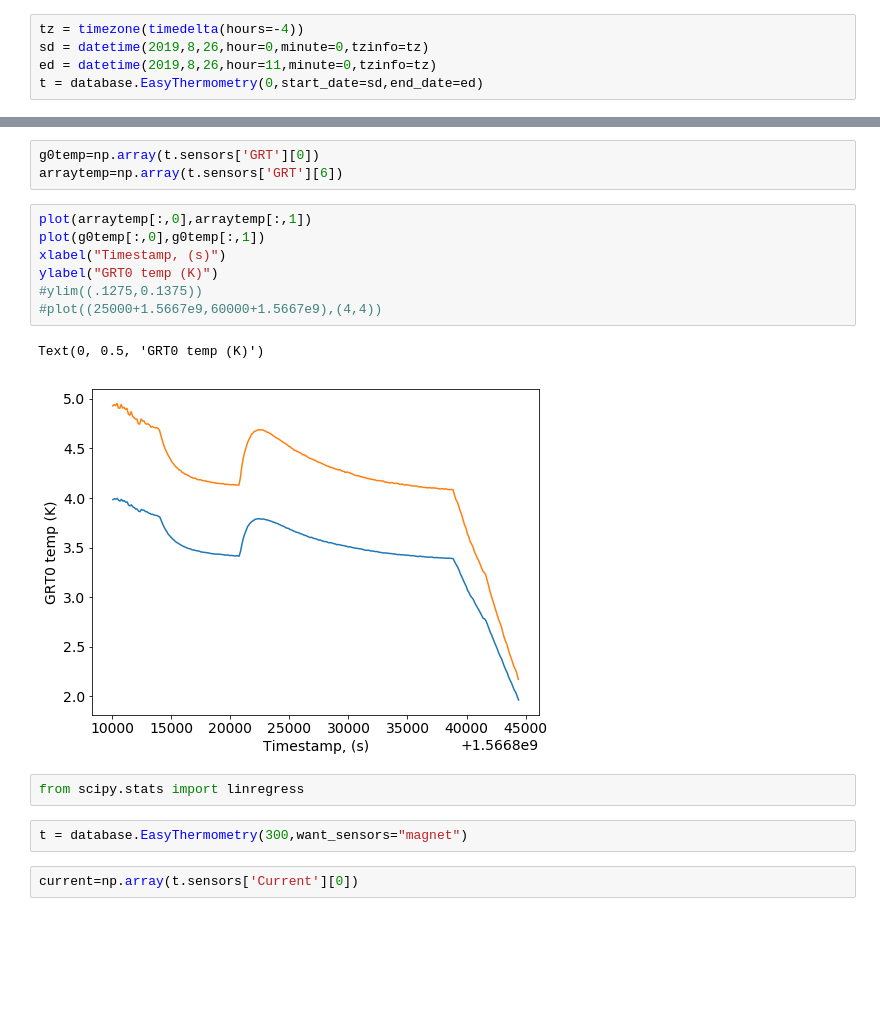
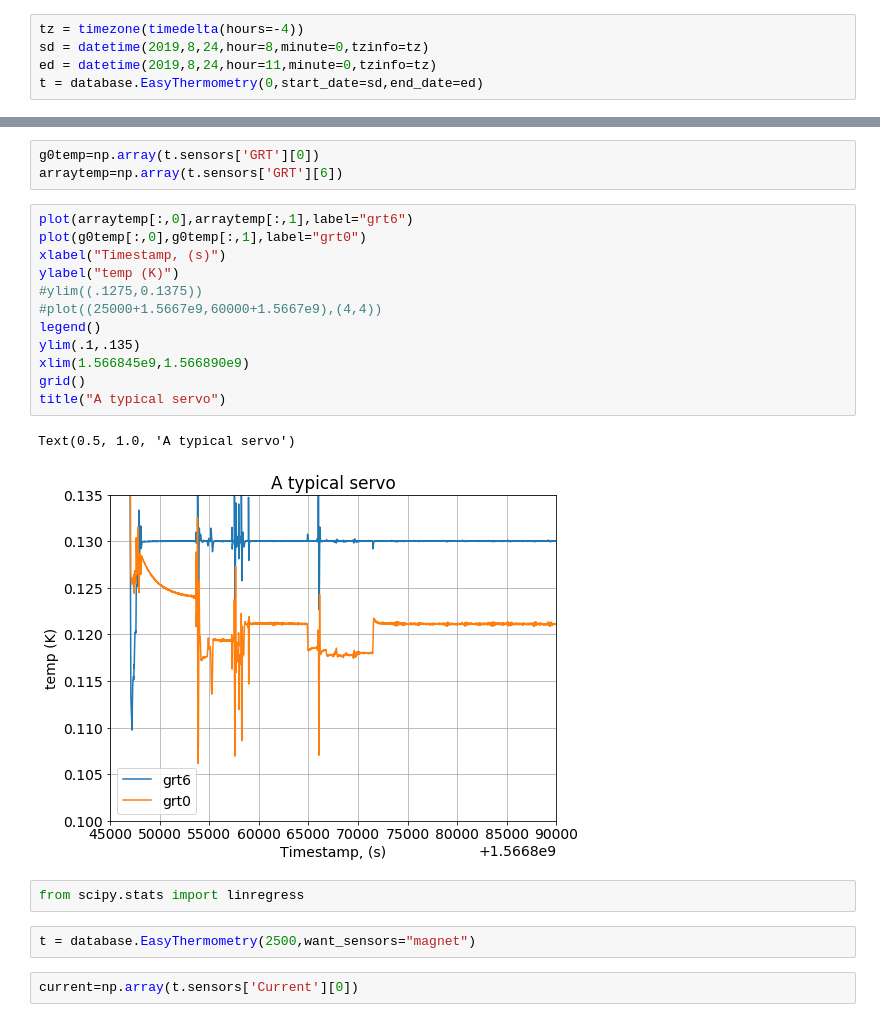
Before and after one commit to NanoExplorer/Zeus2-cycle-box, a Jupyter notebook: thermometry playground.ipynb, the cells around one changed output, grey strips where cells are left out. Saved outputs shown, nothing was run; the diff lists cells and outputs as text; blank space fills up the shorter version.

```diff
--- a/thermometry playground.ipynb
+++ b/thermometry playground.ipynb
@@ -13,7 +13,7 @@ import database
 from  datetime import datetime, timezone,timedelta
 # %%
 tz = timezone(timedelta(hours=-4))
-sd = datetime(2019,8,26,hour=0,minute=0,tzinfo=tz)
-ed = datetime(2019,8,26,hour=11,minute=0,tzinfo=tz)
+sd = datetime(2019,8,24,hour=8,minute=0,tzinfo=tz)
+ed = datetime(2019,8,24,hour=11,minute=0,tzinfo=tz)
 t = database.EasyThermometry(0,start_date=sd,end_date=ed)
 # %%
@@ -36,19 +36,24 @@ temps.shape
 g0temp=np.array(t.sensors['GRT'][0])
 arraytemp=np.array(t.sensors['GRT'][6])
 # %%
-plot(arraytemp[:,0],arraytemp[:,1])
-plot(g0temp[:,0],g0temp[:,1])
+plot(arraytemp[:,0],arraytemp[:,1],label="grt6")
+plot(g0temp[:,0],g0temp[:,1],label="grt0")
 xlabel("Timestamp, (s)")
-ylabel("GRT0 temp (K)")
+ylabel("temp (K)")
 #ylim((.1275,0.1375))
 #plot((25000+1.5667e9,60000+1.5667e9),(4,4))
+legend()
+ylim(.1,.135)
+xlim(1.566845e9,1.566890e9)
+grid()
+title("A typical servo")
 # %% [output]
-Text(0, 0.5, 'GRT0 temp (K)')
+Text(0.5, 1.0, 'A typical servo')
-[figure, old version]
+[figure, new version]
 # %%
 from scipy.stats import linregress
 # %%
-t = database.EasyThermometry(300,want_sensors="magnet")
+t = database.EasyThermometry(2500,want_sensors="magnet")
 # %%
 current=np.array(t.sensors['Current'][0])
 # %%
```
Also changed, not shown: parts of 9 cells of this notebook, 2 other files.
